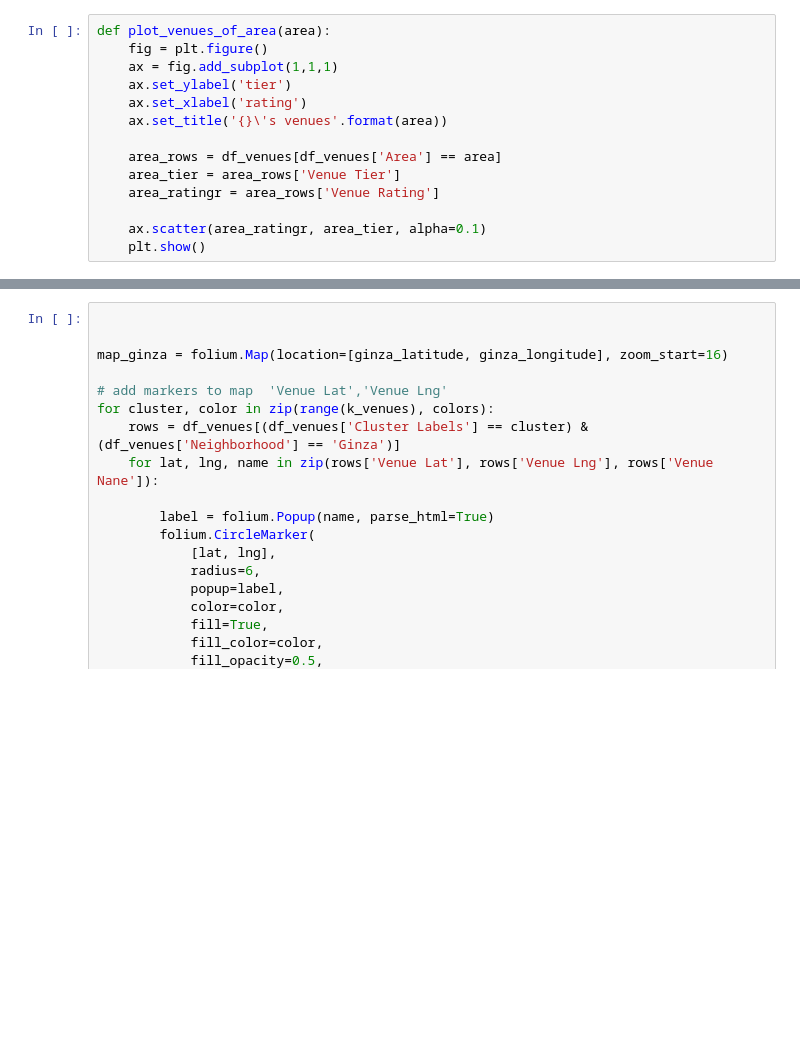
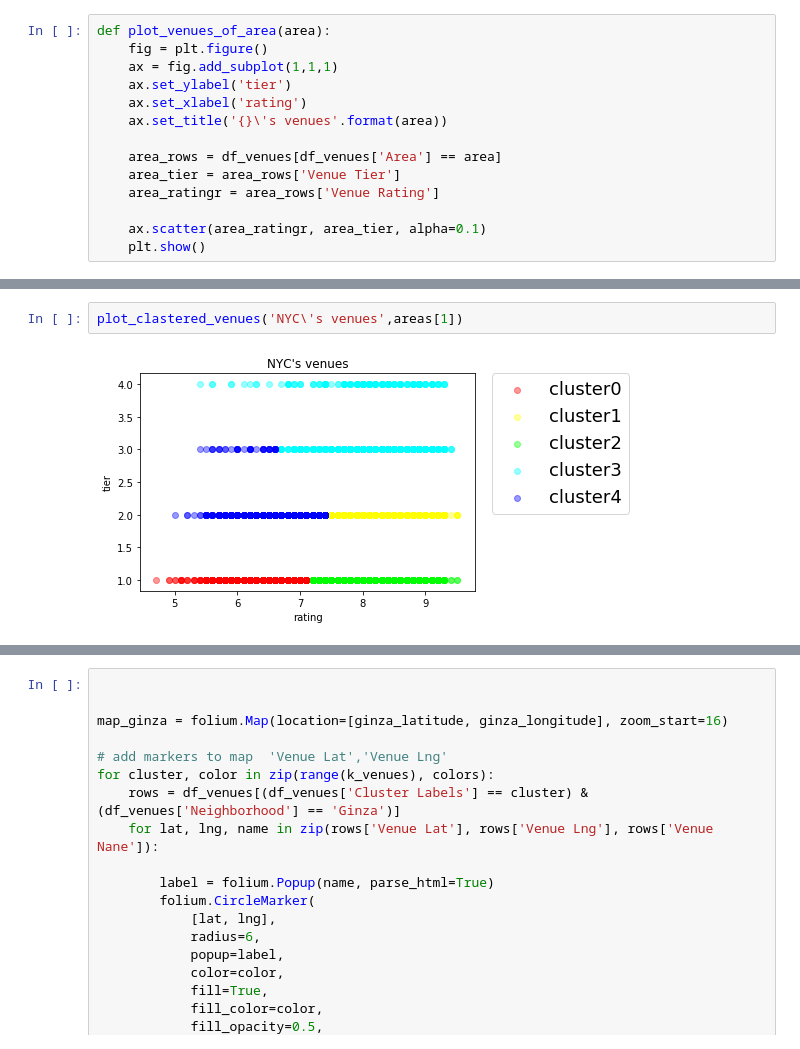
Before and after one commit to makotowatanabe13/coursera-capstone-project, a Jupyter notebook: AppliedDataScienceCapstone_week5.ipynb, the cells around one changed output, grey strips where cells are left out. Saved outputs shown, nothing was run; the diff lists cells and outputs as text; blank space fills up the shorter version.

```diff
--- a/AppliedDataScienceCapstone_week5.ipynb
+++ b/AppliedDataScienceCapstone_week5.ipynb
@@ -326,0 +317,4 @@ plt.show()
+# %%
+plot_clastered_venues('NYC\'s venues',areas[1])
+# %% [output]
+[figure, added]
```
Also changed, not shown: parts of 16 cells of this notebook.
